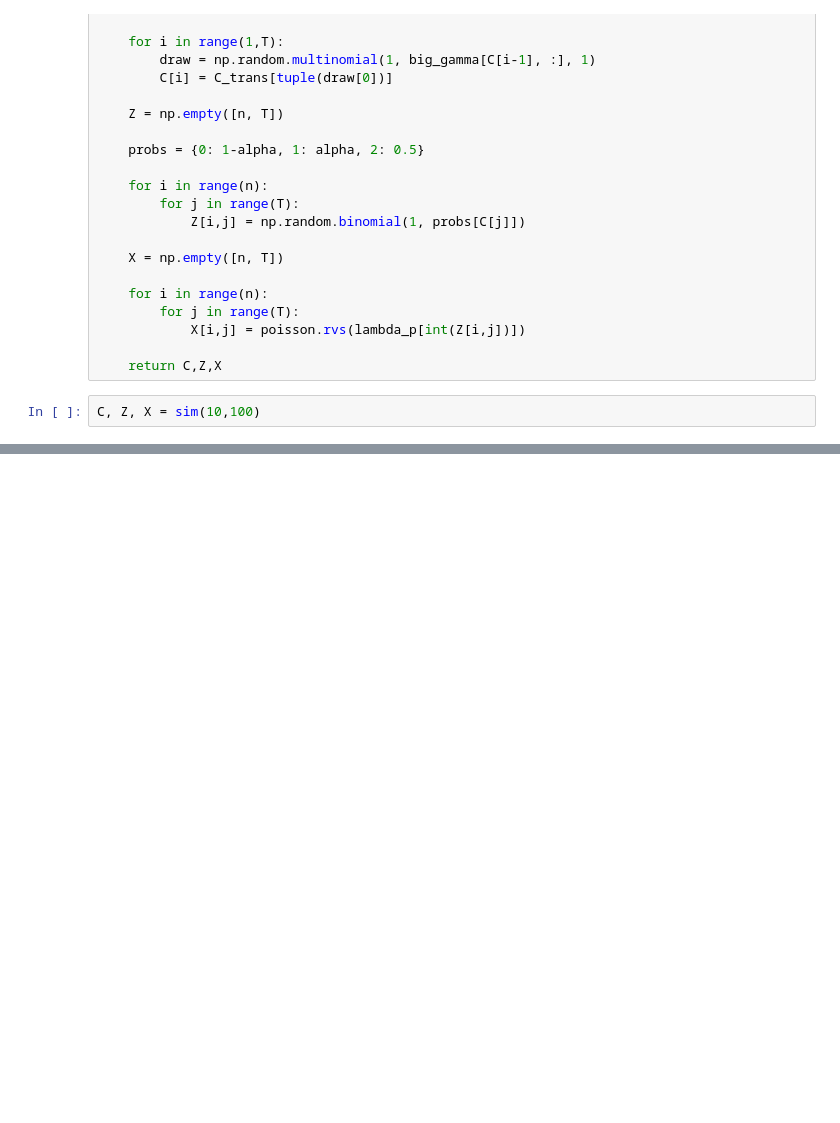
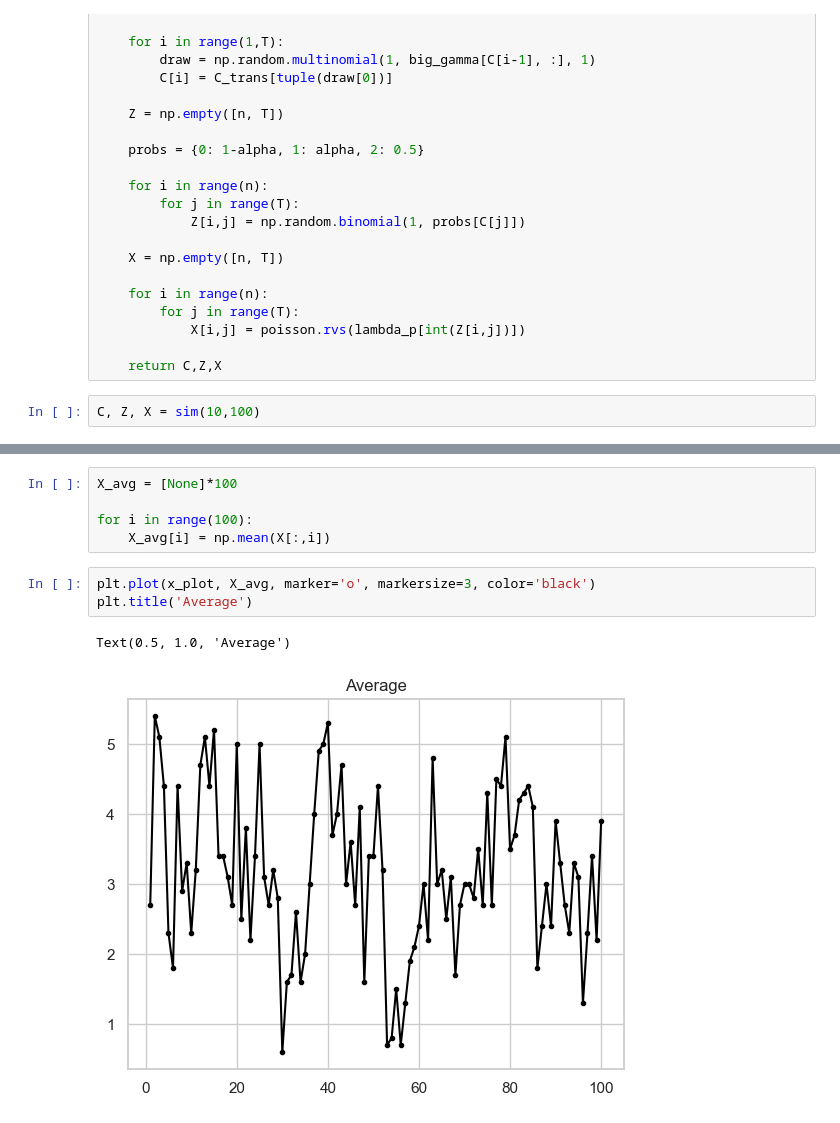
Before and after one commit to otto-groen-roepstorff/modcomp-project, a Jupyter notebook: code/michaela_notebook.ipynb, the cells around one changed output, grey strips where cells are left out. Drawn from its saved outputs; the diff is of its cells as text; blank space fills up the shorter version.

```diff
--- a/code/michaela_notebook.ipynb
+++ b/code/michaela_notebook.ipynb
@@ -69,0 +70,11 @@ plt.show()
+# %%
+X_avg = [None]*100
+
+for i in range(100):
+    X_avg[i] = np.mean(X[:,i])
+# %%
+plt.plot(x_plot, X_avg, marker='o', markersize=3, color='black')
+plt.title('Average')
+# %% [output]
+Text(0.5, 1.0, 'Average')
+[figure, added]
```
Also changed, not shown: parts of 1 cell of this notebook.
